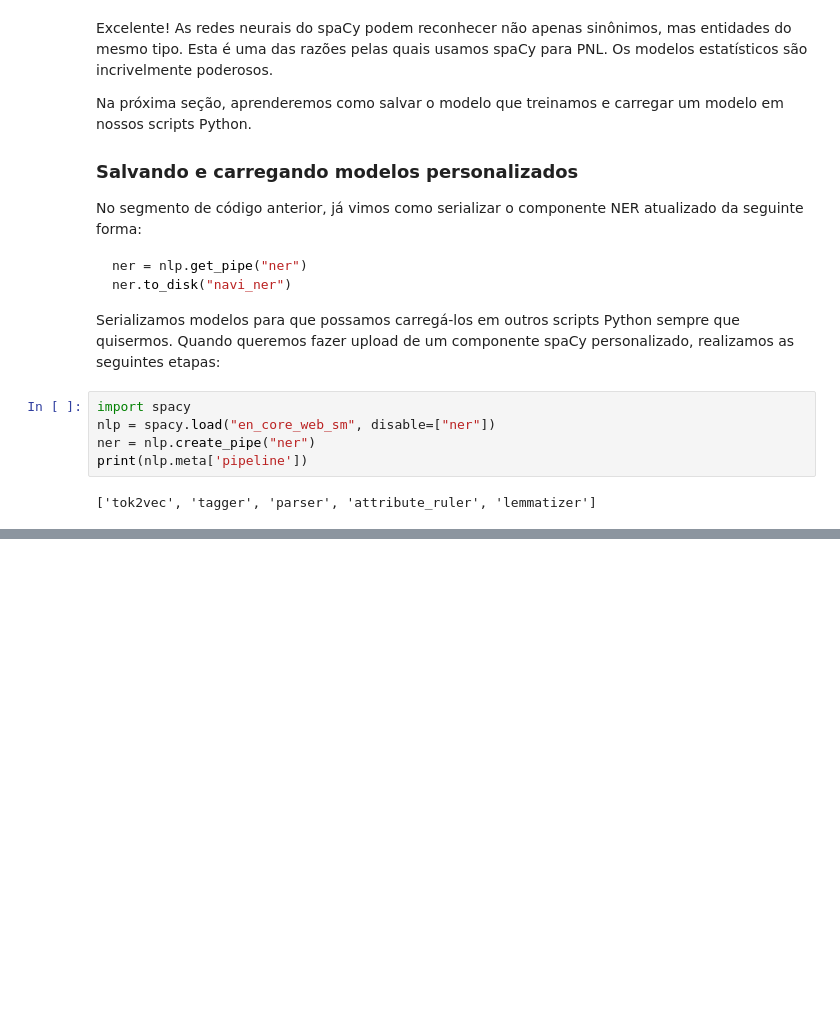
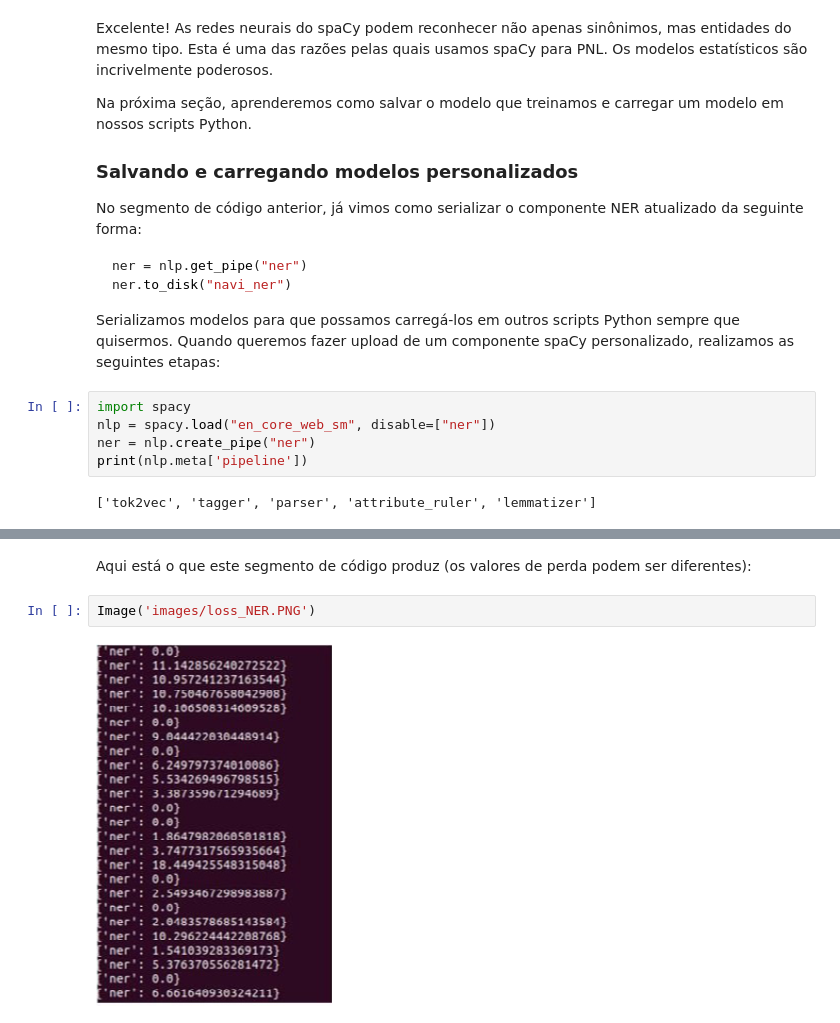
Before and after one commit to willianpina/mastering_spaCy, a Jupyter notebook: 7. Personalizando Modelos spaCy.ipynb, the cells around one changed output, grey strips where cells are left out. Drawn from its saved outputs; the diff is of its cells as text; blank space fills up the shorter version.

```diff
--- a/7. Personalizando Modelos spaCy.ipynb
+++ b/7. Personalizando Modelos spaCy.ipynb
@@ -378,0 +448,6 @@ Agora, também aprendemos como serializar e carregar componentes personalizados.
+# %% [markdown]
+Aqui está o que este segmento de código produz (os valores de perda podem ser diferentes):
+# %%
+Image('images/loss_NER.PNG')
+# %% [output]
+[figure, added]
```
Also changed, not shown: parts of 38 cells of this notebook, 3 other files.
